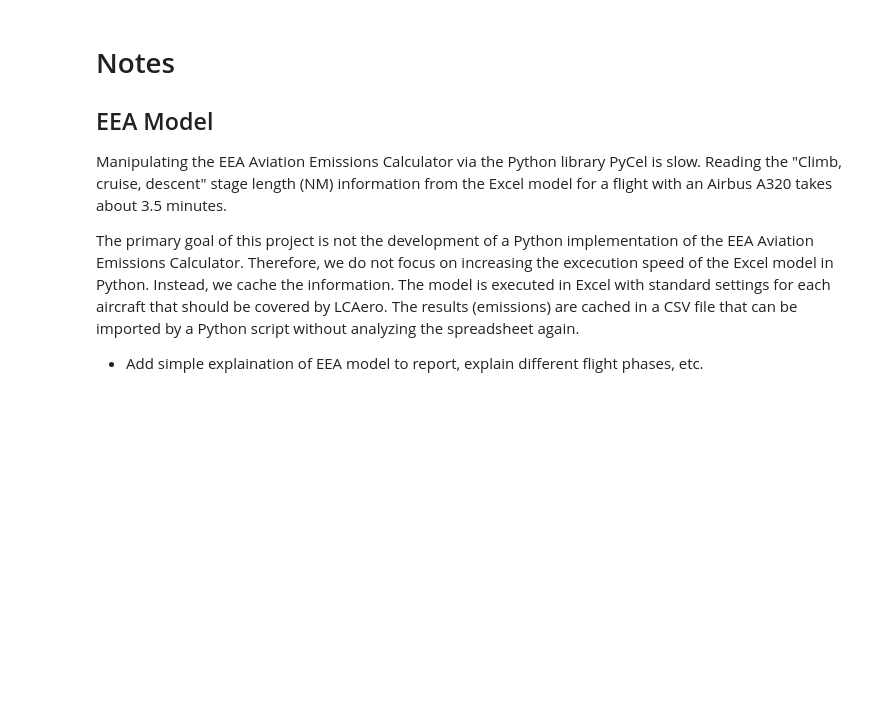
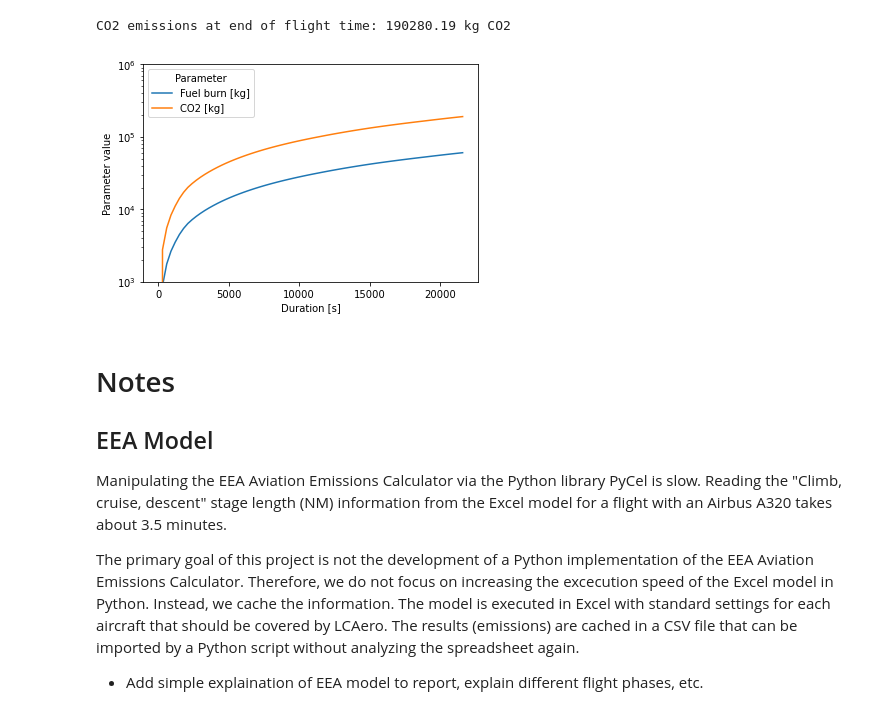
Before and after one commit to nikroeng/dash-manufacture-spc-dashboard, a Jupyter notebook: backend/BackendPrototype.ipynb, the cells around one changed output. Saved outputs shown, nothing was run; the diff lists cells and outputs as text; code cells hidden in the pictures; blank space fills up the shorter version.

```diff
--- a/backend/BackendPrototype.ipynb
+++ b/backend/BackendPrototype.ipynb
@@ -185,3 +273,8 @@ emissions_at_times_output_df
+# %%
+Plot_Aircraft_Emissions("B748")
+# %% [output]
+CO2 emissions at end of flight time: 190280.19 kg CO2
+[figure, added]
 # %% [markdown]
 # Notes
 
```
Also changed, not shown: parts of 24 cells of this notebook, 13 other files.
